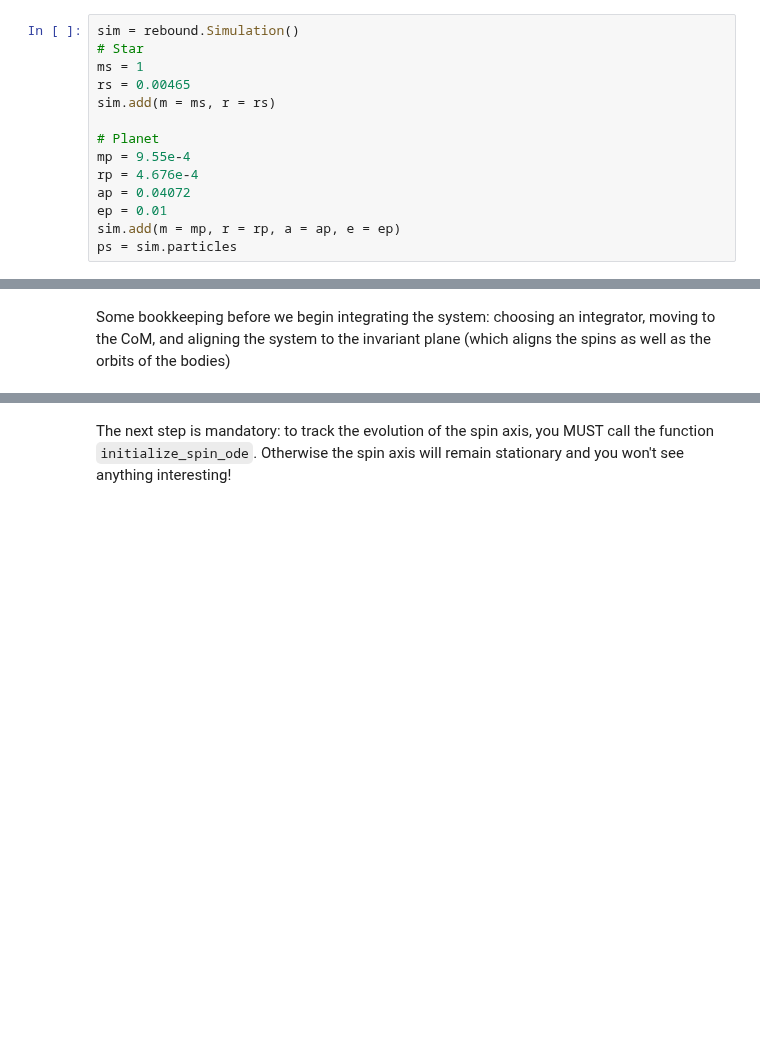
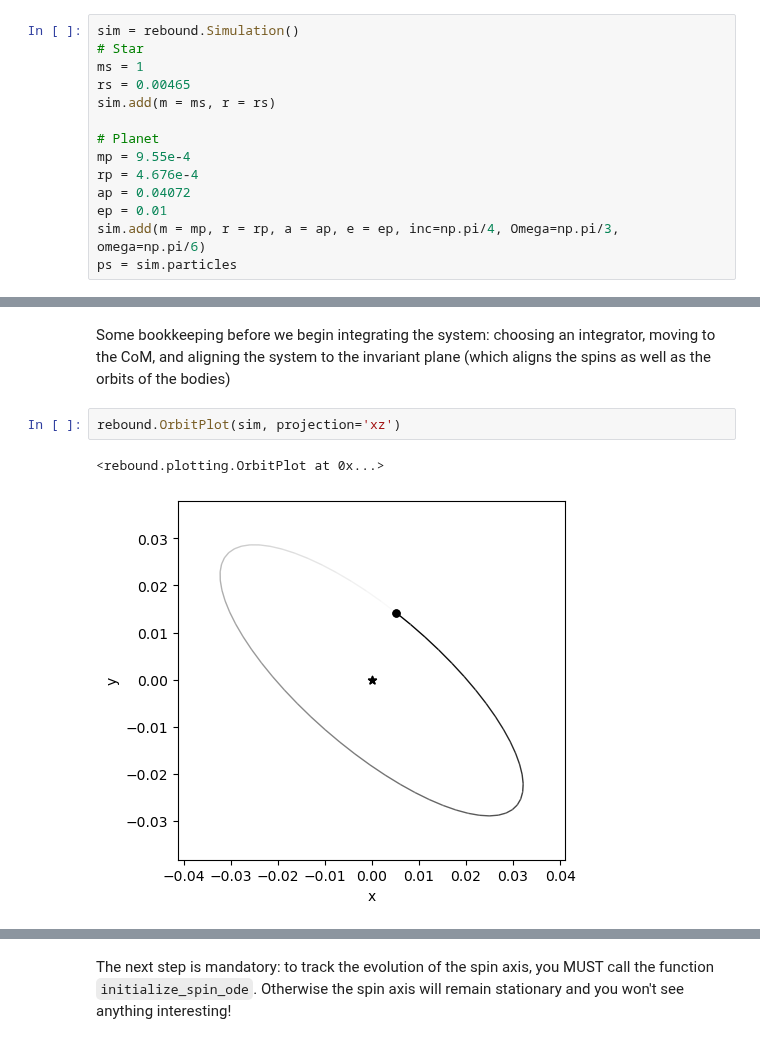
Before and after one commit to dtamayo/reboundx, a Jupyter notebook: ipython_examples/SelfConsistentSpinTidalDynamicalPseudoSynchronization.ipynb, the cells around one changed output, grey strips where cells are left out. Drawn from its saved outputs; the diff is of its cells as text; blank space fills up the shorter version.

```diff
--- a/ipython_examples/SelfConsistentSpinTidalDynamicalPseudoSynchronization.ipynb
+++ b/ipython_examples/SelfConsistentSpinTidalDynamicalPseudoSynchronization.ipynb
@@ -22,7 +22,7 @@ mp = 9.55e-4
 rp = 4.676e-4
 ap = 0.04072
 ep = 0.01
-sim.add(m = mp, r = rp, a = ap, e = ep)
+sim.add(m = mp, r = rp, a = ap, e = ep, inc=np.pi/4, Omega=np.pi/3, omega=np.pi/6)
 ps = sim.particles
 # %% [markdown]
 Now, we add the extra parameters necessary to calculate the spin and tidal effects. Let's first set the Love number, moment of inertia, and spin vector. In this simulation both bodies have structure.
@@ -93,3 +93,8 @@ ps[1].params['sigma'] = rebx.set_time_lag(sim.G, ps[1], planet_tau)
 # ps[1].params['sigma'] = rebx.set_q(sim.G, ps[1], ps[0], planet_q)
 # %% [markdown]
 Some bookkeeping before we begin integrating the system: choosing an integrator, moving to the CoM, and aligning the system to the invariant plane (which aligns the spins as well as the orbits of the bodies)
+# %%
+rebound.OrbitPlot(sim, projection='xz')
+# %% [output]
+<rebound.plotting.OrbitPlot at 0x...>
+[figure, added]
```
Also changed, not shown: parts of 7 cells of this notebook, 5 other files.
